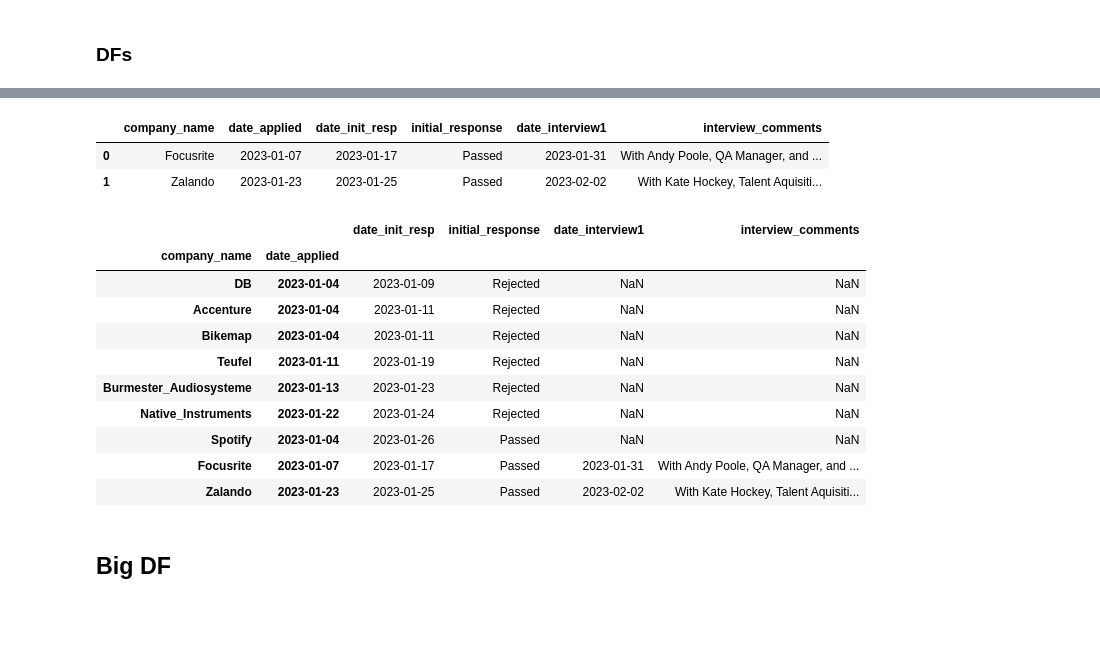
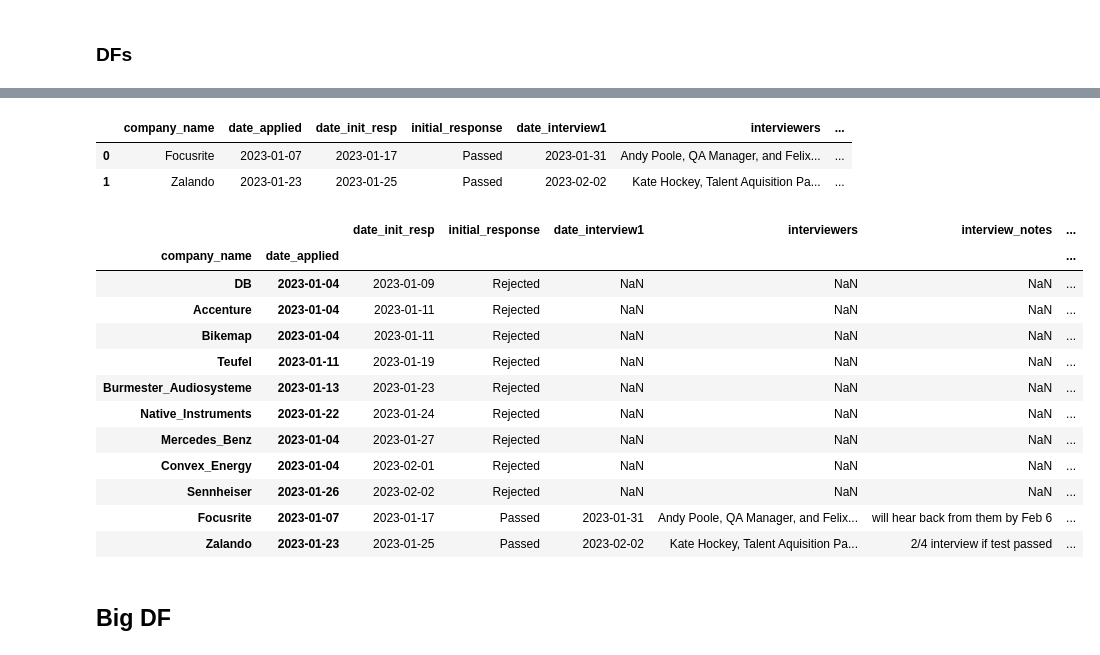
Before and after one commit to emilycardwell/my-jobs, a Jupyter notebook: jobs.ipynb, the cells around one changed output, grey strips where cells are left out. Cells and saved outputs as stored; diff of their text form; code cells hidden in the pictures; blank space fills up the shorter version.

Commit message:
added rejs and interview notes

```diff
--- a/jobs.ipynb
+++ b/jobs.ipynb
@@ -192,3 +196,3 @@ zalando_fr = [
 ]
 # %%
-interviews = [focusrite_fr, zalando_fr]
+passed = [focusrite_fr, zalando_fr]
@@ -195,3 +201,9 @@ interviews = [focusrite_fr, zalando_fr]
+# %%
+focusrite_ns = ['will hear back from them by Feb 6', 'followup email']
+
+zalando_ns = ['2/4 interview if test passed', 'coding test, followup email']
+# %%
+interviews = [focusrite_ns, zalando_ns]
 # %% [markdown]
 ### DFs
 # %%
@@ -209,25 +223,29 @@ fr_rej_df
 # %%
-fr_pass_s = pd.DataFrame(interviews, columns=responses_cols[:6])
-fr_pass_s
+fr_pass_s = pd.DataFrame(passed, columns=responses_cols[:6])
+post_df = pd.DataFrame(interviews, columns=responses_cols[6:8])
+int_df = pd.concat([fr_pass_s, post_df], axis=1)
+int_df
 # %% [output]
-|  | company_name | date_applied | date_init_resp | initial_response | date_interview1 | interview_comments |
-| 0 | Focusrite | 2023-01-07 | 2023-01-17 | Passed | 2023-01-31 | With Andy Poole, QA Manager, and ... |
-| 1 | Zalando | 2023-01-23 | 2023-01-25 | Passed | 2023-02-02 | With Kate Hockey, Talent Aquisiti... |
+|  | company_name | date_applied | date_init_resp | initial_response | date_interview1 | interviewers | ... |
+| 0 | Focusrite | 2023-01-07 | 2023-01-17 | Passed | 2023-01-31 | Andy Poole, QA Manager, and Felix... | ... |
+| 1 | Zalando | 2023-01-23 | 2023-01-25 | Passed | 2023-02-02 | Kate Hockey, Talent Aquisition Pa... | ... |
 # %%
-responses_df = pd.concat([fr_rej_df, fr_pass_s]).set_index(['company_name', 'date_applied'])
+responses_df = pd.concat([fr_rej_df, int_df]).set_index(['company_name', 'date_applied'])
 responses_df
 # %% [output]
-|  |  | date_init_resp | initial_response | date_interview1 | interview_comments |
-| company_name | date_applied |  |  |  |  |
-| DB | 2023-01-04 | 2023-01-09 | Rejected | NaN | NaN |
-| Accenture | 2023-01-04 | 2023-01-11 | Rejected | NaN | NaN |
-| Bikemap | 2023-01-04 | 2023-01-11 | Rejected | NaN | NaN |
-| Teufel | 2023-01-11 | 2023-01-19 | Rejected | NaN | NaN |
-| Burmester_Audiosysteme | 2023-01-13 | 2023-01-23 | Rejected | NaN | NaN |
-| Native_Instruments | 2023-01-22 | 2023-01-24 | Rejected | NaN | NaN |
-| Spotify | 2023-01-04 | 2023-01-26 | Passed | NaN | NaN |
-| Focusrite | 2023-01-07 | 2023-01-17 | Passed | 2023-01-31 | With Andy Poole, QA Manager, and ... |
-| Zalando | 2023-01-23 | 2023-01-25 | Passed | 2023-02-02 | With Kate Hockey, Talent Aquisiti... |
+|  |  | date_init_resp | initial_response | date_interview1 | interviewers | interview_notes | ... |
+| company_name | date_applied |  |  |  |  |  | ... |
+| DB | 2023-01-04 | 2023-01-09 | Rejected | NaN | NaN | NaN | ... |
+| Accenture | 2023-01-04 | 2023-01-11 | Rejected | NaN | NaN | NaN | ... |
+| Bikemap | 2023-01-04 | 2023-01-11 | Rejected | NaN | NaN | NaN | ... |
+| Teufel | 2023-01-11 | 2023-01-19 | Rejected | NaN | NaN | NaN | ... |
+| Burmester_Audiosysteme | 2023-01-13 | 2023-01-23 | Rejected | NaN | NaN | NaN | ... |
+| Native_Instruments | 2023-01-22 | 2023-01-24 | Rejected | NaN | NaN | NaN | ... |
+| Mercedes_Benz | 2023-01-04 | 2023-01-27 | Rejected | NaN | NaN | NaN | ... |
+| Convex_Energy | 2023-01-04 | 2023-02-01 | Rejected | NaN | NaN | NaN | ... |
+| Sennheiser | 2023-01-26 | 2023-02-02 | Rejected | NaN | NaN | NaN | ... |
+| Focusrite | 2023-01-07 | 2023-01-17 | Passed | 2023-01-31 | Andy Poole, QA Manager, and Felix... | will hear back from them by Feb 6 | ... |
+| Zalando | 2023-01-23 | 2023-01-25 | Passed | 2023-02-02 | Kate Hockey, Talent Aquisition Pa... | 2/4 interview if test passed | ... |
 # %% [markdown]
 ## Big DF
 # %%
```
Also changed, not shown: parts of 12 cells of this notebook.
